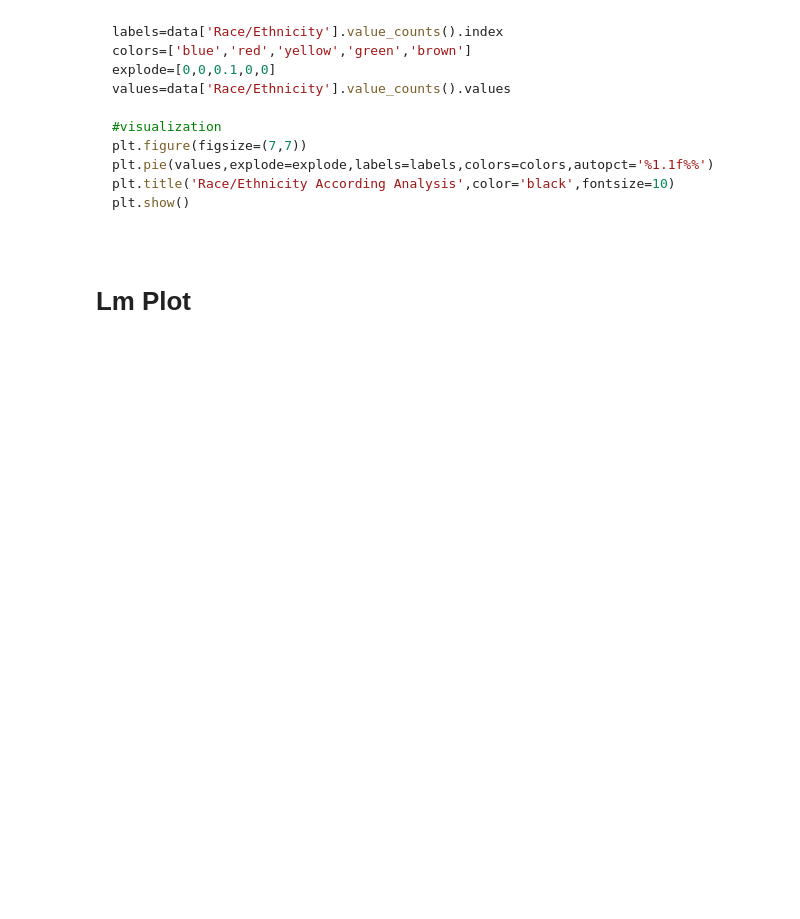
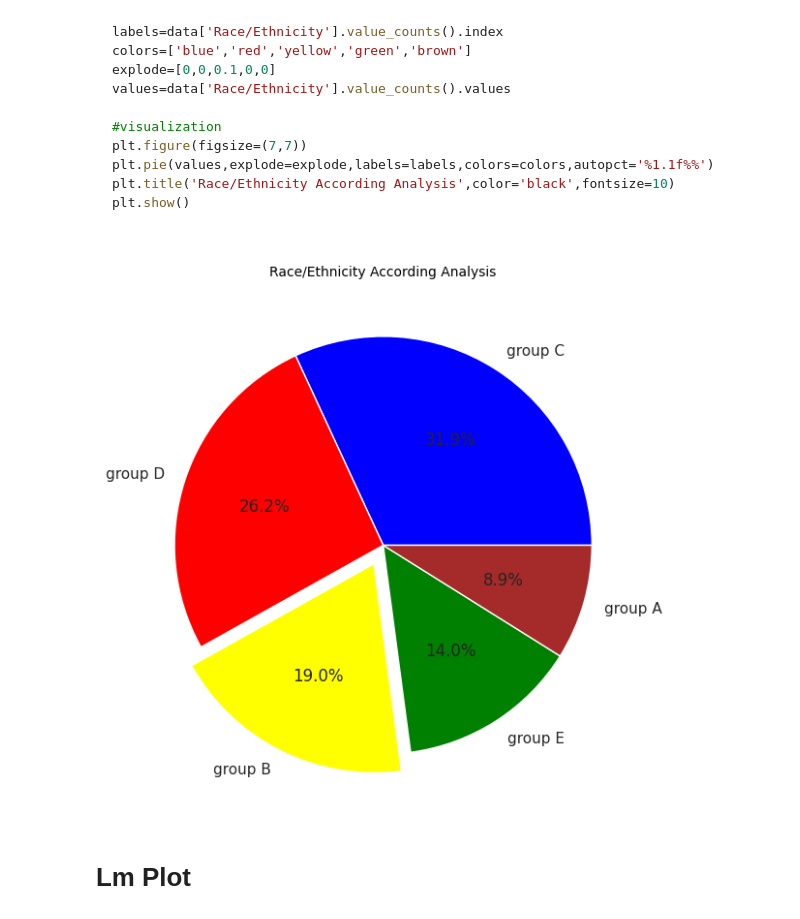
Before and after one commit to FlavioC30/PracticasSisDInfII, a Jupyter notebook: 04_seaborn.ipynb, the cells around one changed output. Saved outputs shown, nothing was run; the diff lists cells and outputs as text; code cells hidden in the pictures; blank space fills up the shorter version.

```diff
--- a/04_seaborn.ipynb
+++ b/04_seaborn.ipynb
@@ -432,6 +432,19 @@ plt.figure(figsize=(7,7))
 plt.pie(values,explode=explode,labels=labels,colors=colors,autopct='%1.1f%%')
 plt.title('Race/Ethnicity According Analysis',color='black',fontsize=10)
 plt.show()
+# %%
+labels=data['Race/Ethnicity'].value_counts().index
+colors=['blue','red','yellow','green','brown']
+explode=[0,0,0.1,0,0]
+values=data['Race/Ethnicity'].value_counts().values
+
+#visualization
+plt.figure(figsize=(7,7))
+plt.pie(values,explode=explode,labels=labels,colors=colors,autopct='%1.1f%%')
+plt.title('Race/Ethnicity According Analysis',color='black',fontsize=10)
+plt.show()
+# %% [output]
+[figure, added]
 # %% [markdown]
 # Lm Plot
 # %% [markdown]
```
Also changed, not shown: parts of 14 cells of this notebook.
